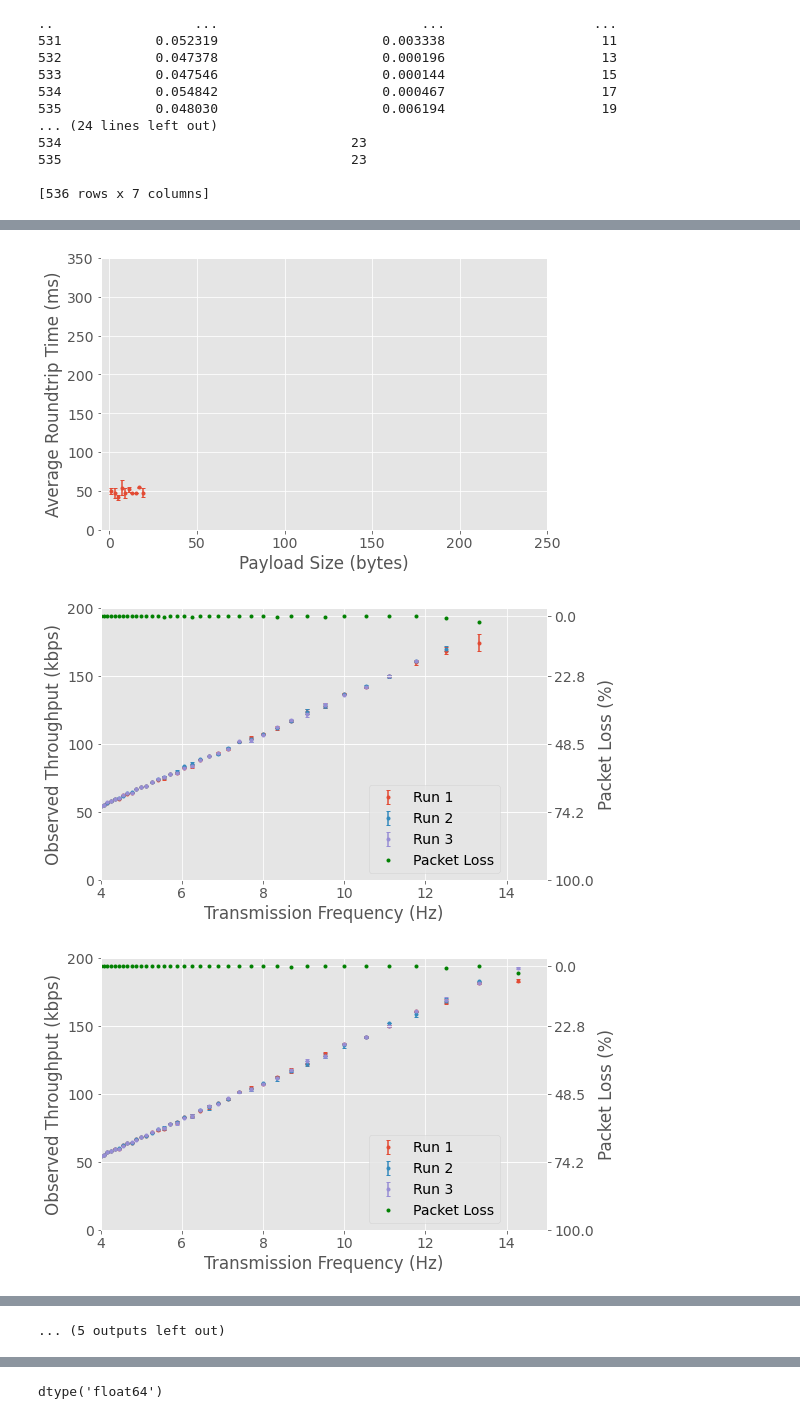
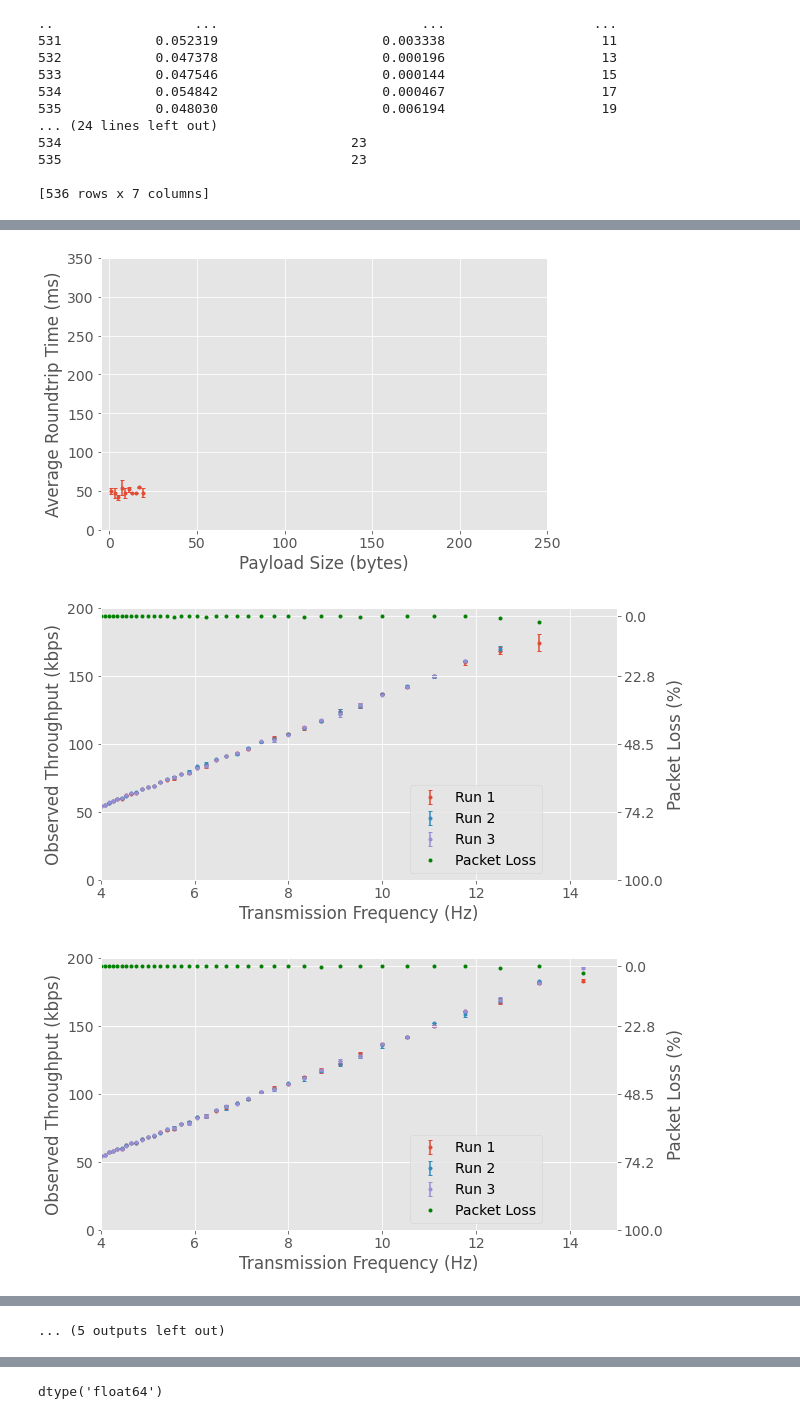
Before and after one commit to jncfa/masters-dissertation, a Jupyter notebook: Project Tests/ble-test-data/data_process.ipynb, the cells around one changed output, grey strips where cells are left out. Drawn from its saved outputs; the diff is of its cells as text; code cells hidden in the pictures.

```diff
--- a/Project Tests/ble-test-data/data_process.ipynb
+++ b/Project Tests/ble-test-data/data_process.ipynb
@@ -351,7 +352,7 @@ for test in tests:
                     #testruns = [data_allruns[bandwidthTestRunIndex_header].unique()[0], ]
                     testruns = data_allruns[bandwidthTestRunIndex_header].unique()
 
-                    fig = plt.figure(figsize=[8,5])#(figsize=[8,8])
+                    fig = plt.figure(figsize=[9.25,5])#(figsize=[8,8])
                     axis = fig.add_subplot()
                     #axis.set_xscale('log')
                     twinaxis = axis.twinx()
@@ -421,7 +422,10 @@ for test in tests:
                         #axis.set_ylim(-0.3, 5)
                         #axis.set_xlim(plotdata[expectedTimeBetweenPackets_header].min() - 50, plotdata[expectedTimeBetweenPackets_header].max() +50)
 
-                    twinaxis.plot(1000/data_allruns[data_allruns[bandwidthTestRunIndex_header] == testruns[0]][expectedTimeBetweenPackets_header], data_allruns[data_allruns[bandwidthTestRunIndex_header] == testruns[0]][packetLoss_header], 'og', label="Packet Loss",  markersize=3)
+                    size_of_run = {testRunIndex : data_allruns[
+                        (data_allruns[bandwidthTestRunIndex_header] == testRunIndex)].size for testRunIndex in testruns}
+
+                    twinaxis.plot(1000/data_allruns[data_allruns[bandwidthTestRunIndex_header] == max(size_of_run, key=size_of_run.get)][expectedTimeBetweenPackets_header], data_allruns[data_allruns[bandwidthTestRunIndex_header] == max(size_of_run, key=size_of_run.get)][packetLoss_header], 'og', label="Packet Loss",  markersize=3)
 
                     #axis.plot(1000/plotdata[expectedTimeBetweenPackets_header], ((payloadSize*8*7) / ((plotdata[expectedTimeBetweenPackets_header] // 7.5)*7.5)), '--', label='Theoretical Curve')
 
@@ -446,32 +450,32 @@ for test in tests:
                     fig.savefig(r"ble-bandwidth-{}-{}cm.pdf".format(adapter, distance))
 
 
 #print(roundtriptest_results)
 # %% [output]
 dist:0, adap:hci0) bandwidth 175.0 (+-6.23) kbps, time between packets 75.0 (->78.3) ms, packet loss 2.13 %
 dist:0, adap:hci0) bandwidth 170.0 (+-1.85) kbps, time between packets 80.0 (->80.4) ms, packet loss 0.219 %
 dist:0, adap:hci0) bandwidth 161.0 (+-0.232) kbps, time between packets 85.0 (->84.9) ms, packet loss 0.0 %
 dist:300, adap:hci0) bandwidth 183.0 (+-1.13) kbps, time between packets 70.0 (->74.6) ms, packet loss 2.8 %
 dist:300, adap:hci0) bandwidth 183.0 (+-0.506) kbps, time between packets 75.0 (->74.7) ms, packet loss 0.0 %
 dist:300, adap:hci0) bandwidth 193.0 (+-0.779) kbps, time between packets 70.0 (->70.9) ms, packet loss 0.252 %
 dist:600, adap:hci0) bandwidth 156.0 (+-3.37) kbps, time between packets 85.0 (->87.4) ms, packet loss 1.44 %
 dist:600, adap:hci0) bandwidth 181.0 (+-2.67) kbps, time between packets 75.0 (->75.7) ms, packet loss 0.492 %
 dist:600, adap:hci0) bandwidth 182.0 (+-0.0132) kbps, time between packets 75.0 (->75.0) ms, packet loss 0.0 %
 dist:900, adap:hci0) bandwidth 151.0 (+-0.584) kbps, time between packets 90.0 (->90.5) ms, packet loss 0.0 %
 dist:900, adap:hci0) bandwidth 150.0 (+-0.879) kbps, time between packets 90.0 (->91.2) ms, packet loss 0.139 %
 dist:900, adap:hci0) bandwidth 164.0 (+-8.08) kbps, time between packets 80.0 (->83.4) ms, packet loss 2.53 %
 ... (8 lines left out)
 dist:600, adap:hci1) bandwidth 24.8 (+-7.43) kbps, time between packets 30.0 (->45.2) ms, packet loss 27.2 %
 dist:900, adap:hci1) bandwidth 22.3 (+-4.51) kbps, time between packets 35.0 (->50.2) ms, packet loss 27.1 %
 dist:900, adap:hci1) bandwidth 24.8 (+-6.35) kbps, time between packets 30.0 (->45.2) ms, packet loss 28.9 %
 dist:900, adap:hci1) bandwidth 23.3 (+-6.78) kbps, time between packets 25.0 (->48.2) ms, packet loss 43.5 %
 [figure]
 [figure]
 [figure]
 [figure]
 [figure]
 [figure]
 [figure]
 [figure]
-[figure, old version]
+[figure, new version]
-[figure, old version]
+[figure, new version]
```
Also changed, not shown: parts of 3 cells of this notebook, 53 other files.
